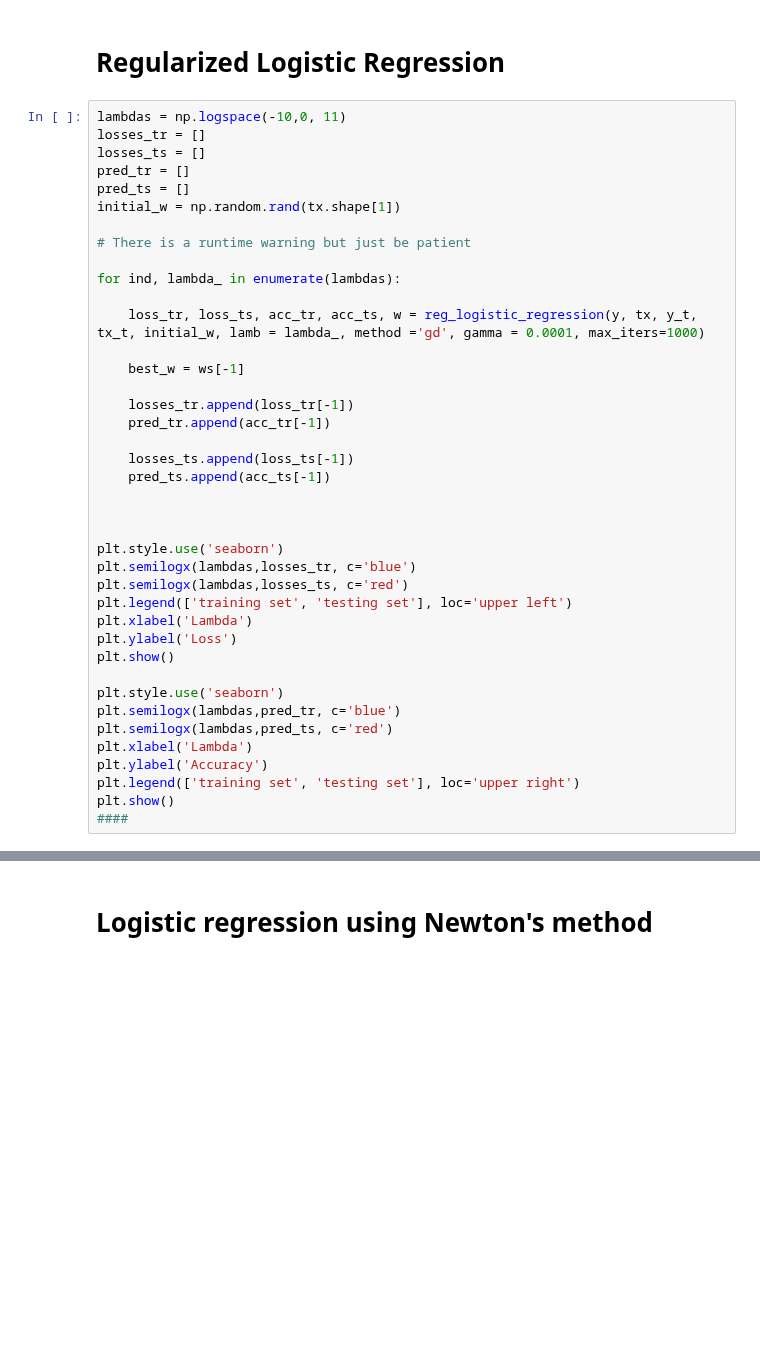
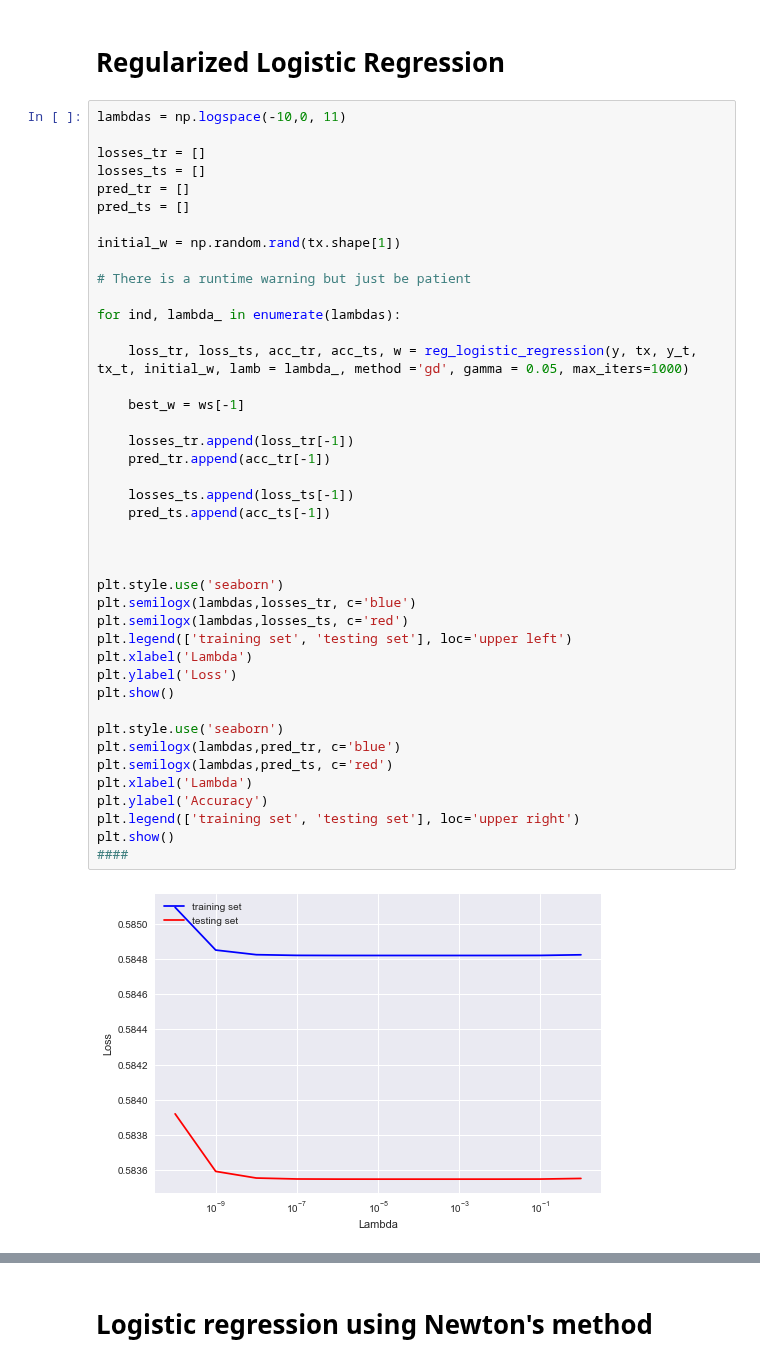
Before and after one commit to hhschede/machine_learning, a Jupyter notebook: project_1/testing_implemented_functions.ipynb, the cells around one changed output, grey strips where cells are left out. Saved outputs shown, nothing was run; the diff lists cells and outputs as text; blank space fills up the shorter version.

```diff
--- a/project_1/testing_implemented_functions.ipynb
+++ b/project_1/testing_implemented_functions.ipynb
@@ -241,41 +245,45 @@ plot_acc(acc_tr, acc_ts)
 # Regularized Logistic Regression
 # %%
 lambdas = np.logspace(-10,0, 11)
+
 losses_tr = []
 losses_ts = []
 pred_tr = []
 pred_ts = []
+
 initial_w = np.random.rand(tx.shape[1])
 
 # There is a runtime warning but just be patient
 
 for ind, lambda_ in enumerate(lambdas):
 
-    loss_tr, loss_ts, acc_tr, acc_ts, w = reg_logistic_regression(y, tx, y_t, tx_t, initial_w, lamb = lambda_, method ='gd', gamma = 0.0001, max_iters=1000)
+    loss_tr, loss_ts, acc_tr, acc_ts, w = reg_logistic_regression(y, tx, y_t, tx_t, initial_w, lamb = lambda_, method ='gd', gamma = 0.05, max_iters=1000)
 
     best_w = ws[-1]
 
     losses_tr.append(loss_tr[-1])
     pred_tr.append(acc_tr[-1])
 
     losses_ts.append(loss_ts[-1])
     pred_ts.append(acc_ts[-1])
 
 
 
 plt.style.use('seaborn')
 plt.semilogx(lambdas,losses_tr, c='blue')
 plt.semilogx(lambdas,losses_ts, c='red')
 plt.legend(['training set', 'testing set'], loc='upper left')
 plt.xlabel('Lambda')
 plt.ylabel('Loss')
 plt.show()
 
 plt.style.use('seaborn')
 plt.semilogx(lambdas,pred_tr, c='blue')
 plt.semilogx(lambdas,pred_ts, c='red')
 plt.xlabel('Lambda')
 plt.ylabel('Accuracy')
 plt.legend(['training set', 'testing set'], loc='upper right')
 plt.show()
 ####
+# %% [output]
+[figure, added]
```
Also changed, not shown: parts of 6 cells of this notebook.
